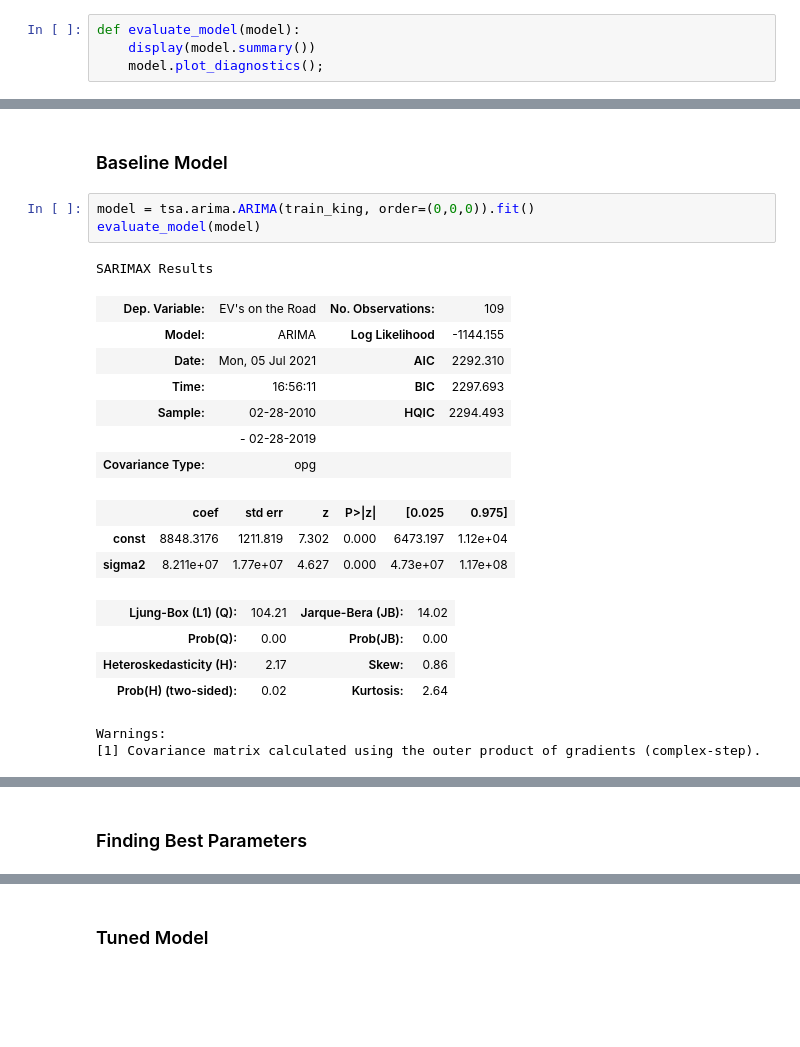
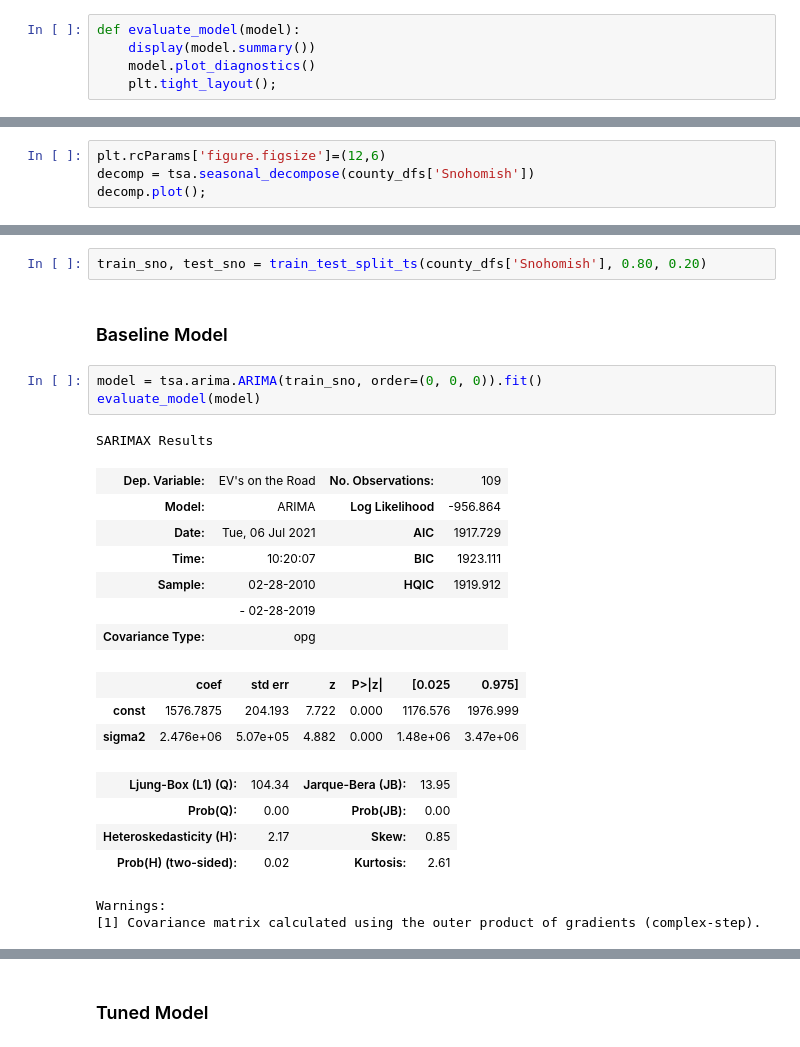
Before and after one commit to ebtezcan/EV-Charger-Prediction, a Jupyter notebook: index_OSEMN_plus_mvp-Copy1.ipynb, the cells around one changed output, grey strips where cells are left out. Saved outputs shown, nothing was run; the diff lists cells and outputs as text; blank space fills up the shorter version.

Commit message:
Changes to modelling approach with pmdarima

```diff
--- a/index_OSEMN_plus_mvp-Copy1.ipynb
+++ b/index_OSEMN_plus_mvp-Copy1.ipynb
@@ -910,7 +910,8 @@ Before modelling, one of the functions we will need is a function that will show
 # %%
 def evaluate_model(model):
     display(model.summary())
-    model.plot_diagnostics();
+    model.plot_diagnostics()
+    plt.tight_layout();
 # %% [markdown]
 ### Functionizing "GridSearch" for Time Series
 # %% [markdown]
@@ -965,0 +1032,4 @@ train_king, test_king = train_test_split_ts(county_dfs['King'], 0.80, 0.20)
+# %%
+plt.rcParams['figure.figsize']=(12,6)
+decomp = tsa.seasonal_decompose(county_dfs['Snohomish'])
+decomp.plot();
@@ -966,26 +1040,26 @@ train_king, test_king = train_test_split_ts(county_dfs['King'], 0.80, 0.20)
+# %%
+train_sno, test_sno = train_test_split_ts(county_dfs['Snohomish'], 0.80, 0.20)
 # %% [markdown]
 ### Baseline Model
 # %%
-model = tsa.arima.ARIMA(train_king, order=(0,0,0)).fit()
+model = tsa.arima.ARIMA(train_sno, order=(0, 0, 0)).fit()
 evaluate_model(model)
 # %% [output]
 SARIMAX Results
 | Dep. Variable: | EV's on the Road | No. Observations: | 109 |
-| Model: | ARIMA | Log Likelihood | -1144.155 |
-| Date: | Mon, 05 Jul 2021 | AIC | 2292.310 |
-| Time: | 16:56:11 | BIC | 2297.693 |
-| Sample: | 02-28-2010 | HQIC | 2294.493 |
+| Model: | ARIMA | Log Likelihood | -956.864 |
+| Date: | Tue, 06 Jul 2021 | AIC | 1917.729 |
+| Time: | 10:20:07 | BIC | 1923.111 |
+| Sample: | 02-28-2010 | HQIC | 1919.912 |
 |  | - 02-28-2019 |  |  |
 | Covariance Type: | opg |  |  |
 |  | coef | std err | z | P>|z| | [0.025 | 0.975] |
-| const | 8848.3176 | 1211.819 | 7.302 | 0.000 | 6473.197 | 1.12e+04 |
-| sigma2 | 8.211e+07 | 1.77e+07 | 4.627 | 0.000 | 4.73e+07 | 1.17e+08 |
+| const | 1576.7875 | 204.193 | 7.722 | 0.000 | 1176.576 | 1976.999 |
+| sigma2 | 2.476e+06 | 5.07e+05 | 4.882 | 0.000 | 1.48e+06 | 3.47e+06 |
-| Ljung-Box (L1) (Q): | 104.21 | Jarque-Bera (JB): | 14.02 |
+| Ljung-Box (L1) (Q): | 104.34 | Jarque-Bera (JB): | 13.95 |
 | Prob(Q): | 0.00 | Prob(JB): | 0.00 |
-| Heteroskedasticity (H): | 2.17 | Skew: | 0.86 |
-| Prob(H) (two-sided): | 0.02 | Kurtosis: | 2.64 |
+| Heteroskedasticity (H): | 2.17 | Skew: | 0.85 |
+| Prob(H) (two-sided): | 0.02 | Kurtosis: | 2.61 |
 Warnings:
 [1] Covariance matrix calculated using the outer product of gradients (complex-step).
 [figure]
-# %% [markdown]
-### Finding Best Parameters
```
Also changed, not shown: parts of 29 cells of this notebook.
